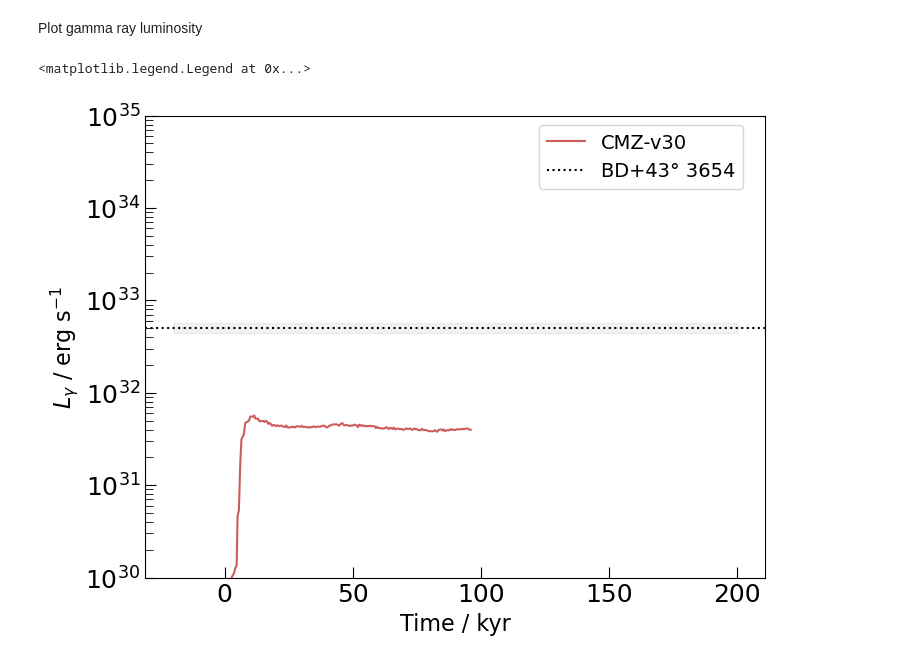
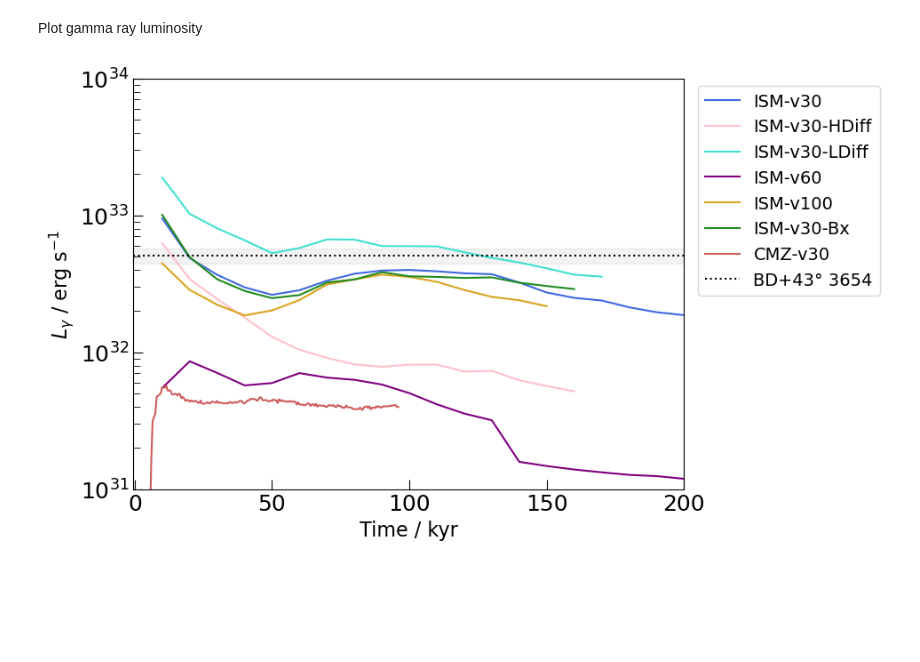
Before and after one commit to kwat0308/crbowshock_analysis_tools, a Jupyter notebook: calculate_CR_properties/3_plot_results/plot_luminosities.ipynb, the cells around one changed output. Drawn from its saved outputs; the diff is of its cells as text; code cells hidden in the pictures; blank space fills up the shorter version.

Commit message:
- updates on plotting routine - aded 1D slice plot - configured limits and added scales for field configurations

```diff
--- a/calculate_CR_properties/3_plot_results/plot_luminosities.ipynb
+++ b/calculate_CR_properties/3_plot_results/plot_luminosities.ipynb
@@ -20,8 +20,8 @@ synch_freq = 1.4 * u.GHz  # choice of synchrotron frequency
 
 for i, sim_name in enumerate(list(bowshock_config.keys())):
     print(sim_name)
-    if sim_name != "ISM-v30":
-        continue
+    # if sim_name != "ISM-v30":
+    #     continue
 
 # write data to h5py file
     with h5py.File(f"{data_dir}/emission_data.h5", "r") as pf:
@@ -122,11 +122,10 @@ fig_tseries, ax_tseries = plt.subplots(figsize=(8,6))
 
 for i, sim_name in enumerate(list(bowshock_config.keys())):
 
-    if sim_name != "CMZ-v30":
-        continue
-
 # write data to h5py file
     with h5py.File(f"{data_dir}/emission_data.h5", "r") as pf:
+        if sim_name not in list(pf.keys()):
+            continue
         times = pf[sim_name]["times"][()]
         gamma_lum = pf[sim_name]["gamma_lum"][()] * u.erg * u.s**-1
 
@@ -139,36 +138,35 @@ for i, sim_name in enumerate(list(bowshock_config.keys())):
 # plot data also
 with h5py.File(f"{data_dir}/S14_data.h5", "r") as pf:
     for l, (bs_name, vd) in enumerate(list(pf.items())):
         d, d_err = vd["D"][()] * u.kpc
         flux =  vd["flux"][()] * 1e-12 * (u.erg * u.s**-1 * u.cm**-2)
         flux_err = 0.05 * flux  # 5% calibration uncertainty
 
         # calcualte luminosity
         gamma_lum_data = (4 * np.pi * d**2 * flux).to(u.erg * u.s**-1)
         gamma_lum_data_err = 4 * np.pi * np.sqrt((2 * d * flux * d_err)**2 + (d**2 * flux_err)**2)
 
         mean_gamma_lum_data = np.mean(gamma_lum_data)
         mean_gamma_lum_data_err = np.sqrt(np.sum(gamma_lum_data_err**2))
 
         ax_tseries.axhline(mean_gamma_lum_data.value, color="k", ls=":", alpha=1.0, label="BD+43° 3654")
         ax_tseries.fill_between(np.linspace(-20, 200, 100), (mean_gamma_lum_data - mean_gamma_lum_data_err).value, (mean_gamma_lum_data + mean_gamma_lum_data_err).value, color="gray", alpha=0.1)
 
 
 ax_tseries.set_xlabel("Time / kyr", fontsize=16)
 ax_tseries.set_ylabel(r"$L_\gamma$ / erg s$^{-1}$", fontsize=16)
 
 # limits
-# ax_tseries.set_xlim(xmin=-0.5, xmax=150)
-ax_tseries.set_ylim(ymin=1e30, ymax=1e35)
+ax_tseries.set_xlim(xmin=-0.5, xmax=200)
+ax_tseries.set_ylim(ymin=1e31, ymax=1e34)
 
 # ticks
 ax_tseries.tick_params(axis='both', direction="in", which='major', size=8, labelsize=18)
 ax_tseries.tick_params(axis='both', direction="in", which='minor', size=6, labelsize=16)
 
-ax_tseries.legend(prop={"size":14}, bbox_to_anchor=[0.98,1.0])
+ax_tseries.legend(prop={"size":14}, bbox_to_anchor=[1.01,0.45])
 
 # save
-# fig_tseries.savefig(f"{fig_dir}/gamma/gamma_lum_timeseries.pdf", bbox_inches="tight", dpi=300)
+fig_tseries.savefig(f"{fig_dir}/gamma/gamma_lum_timeseries.pdf", bbox_inches="tight", dpi=300)
 # %% [output]
-<matplotlib.legend.Legend at 0x...>
-[figure, old version]
+[figure, new version]
```
Also changed, not shown: parts of 1 cell of this notebook, 12 other files.
